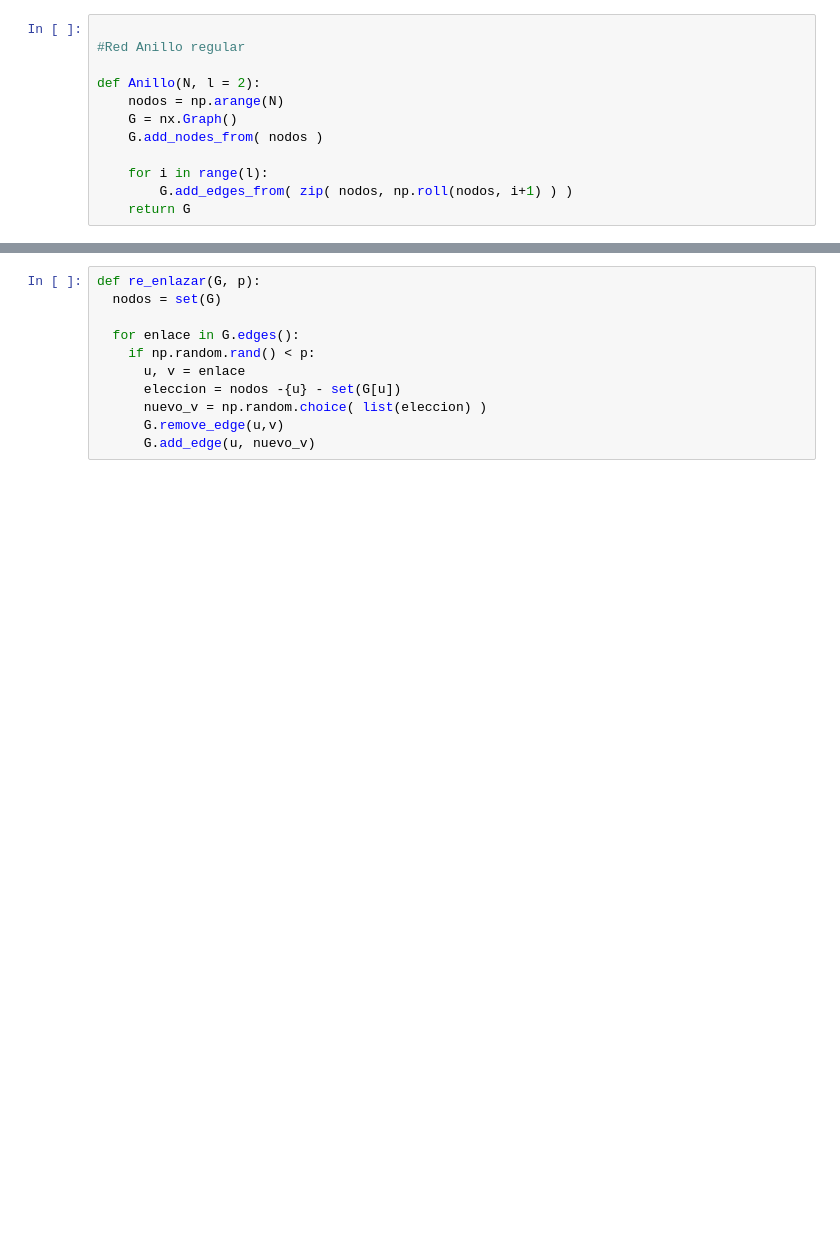
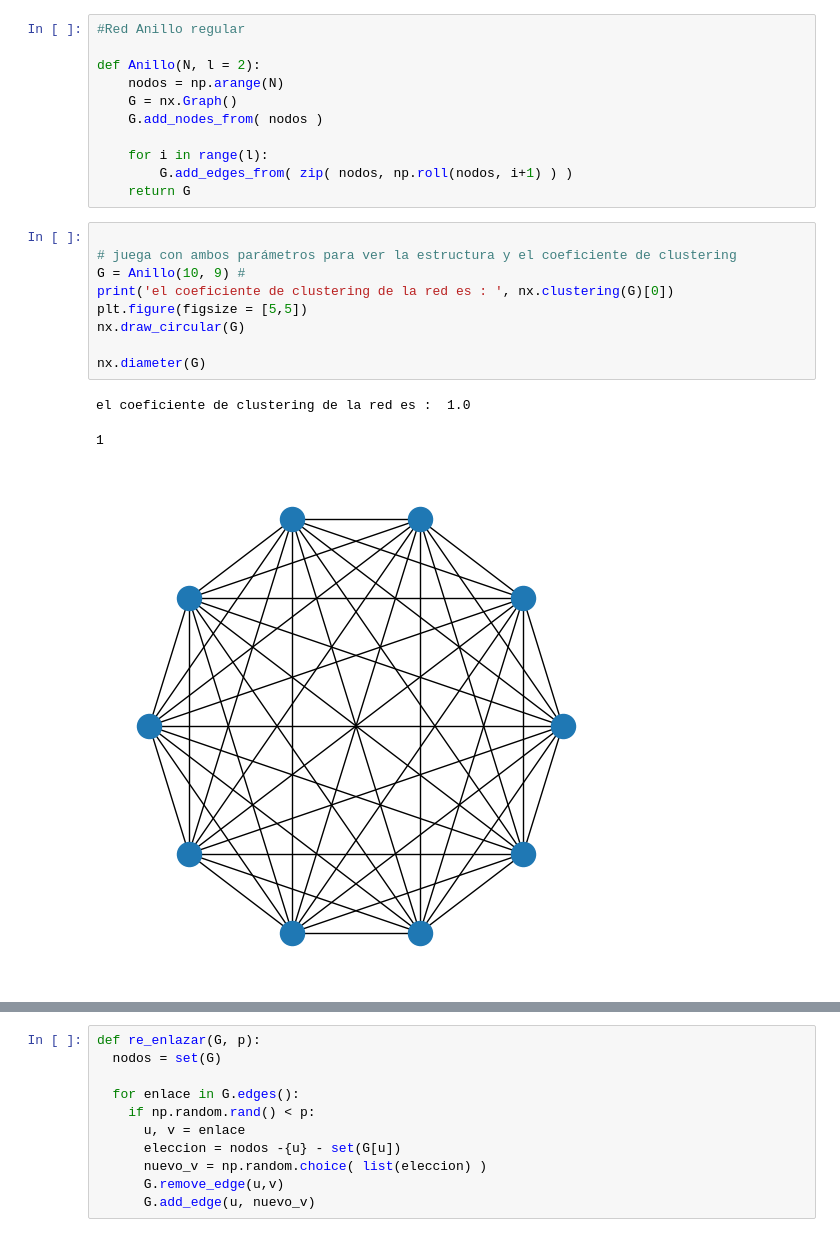
Before and after one commit to pplalo/Quack, a Jupyter notebook: Ciencia_de_Redes/practica_8.ipynb, the cells around one changed output, grey strips where cells are left out. Drawn from its saved outputs; the diff is of its cells as text; blank space fills up the shorter version.

Commit message:
8° activity and images of their results

```diff
--- a/Ciencia_de_Redes/practica_8.ipynb
+++ b/Ciencia_de_Redes/practica_8.ipynb
@@ -7,5 +7,4 @@ ModuleNotFoundError: No module named 'networkx'
 # %%
-
 #Red Anillo regular
 
 def Anillo(N, l = 2):
@@ -16,4 +15,17 @@ def Anillo(N, l = 2):
     for i in range(l):
         G.add_edges_from( zip( nodos, np.roll(nodos, i+1) ) )
     return G
+# %%
+
+# juega con ambos parámetros para ver la estructura y el coeficiente de clustering
+G = Anillo(10, 9) #
+print('el coeficiente de clustering de la red es : ', nx.clustering(G)[0])
+plt.figure(figsize = [5,5])
+nx.draw_circular(G)
+
+nx.diameter(G)
+# %% [output]
+el coeficiente de clustering de la red es :  1.0
+1
+[figure, added]
 # %%
```
Also changed, not shown: parts of 40 cells of this notebook, 6 other files.
